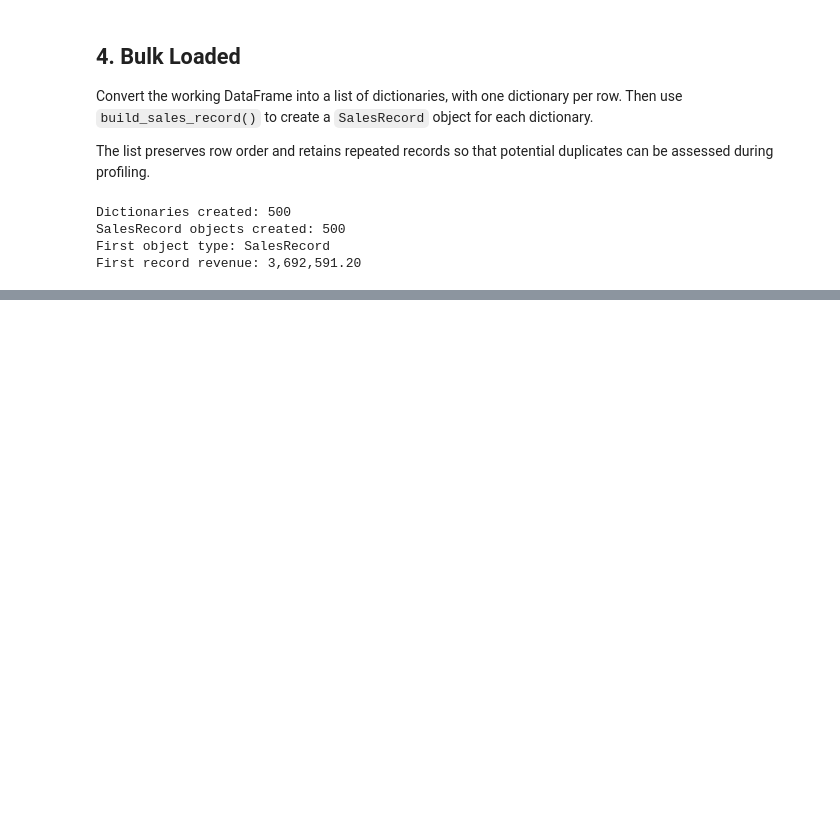
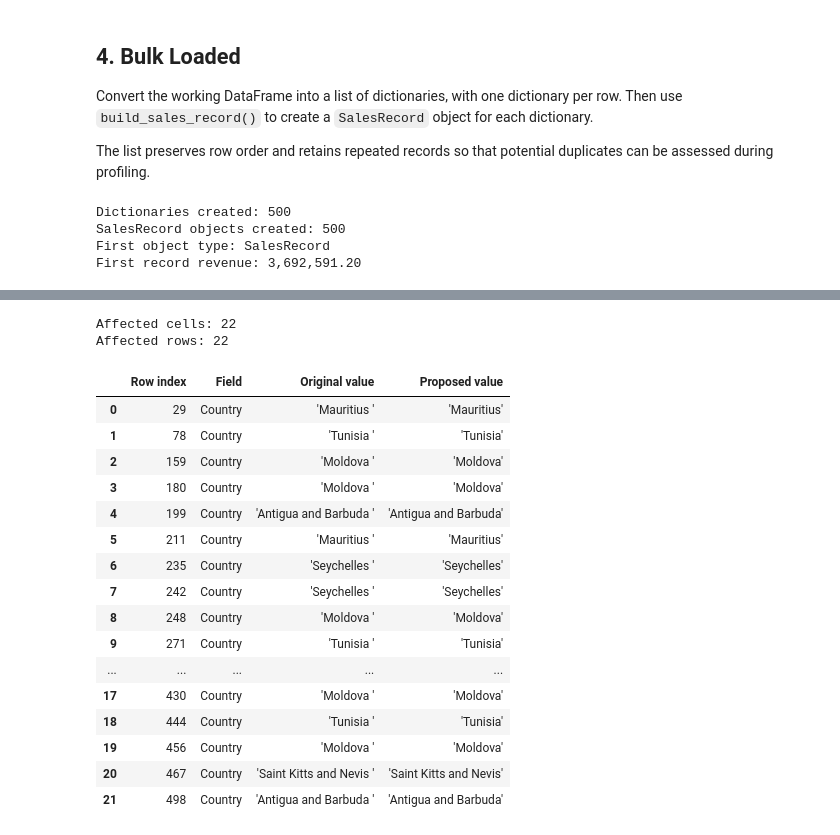
Before and after one commit to antoniosg2025-stack/DataColletion-PreProcessing, a Jupyter notebook: DataCollection_Preprocessing.ipynb, the cells around one changed output, grey strips where cells are left out. Drawn from its saved outputs; the diff is of its cells as text; code cells hidden in the pictures; blank space fills up the shorter version.

```diff
--- a/DataCollection_Preprocessing.ipynb
+++ b/DataCollection_Preprocessing.ipynb
@@ -173,0 +280,42 @@ First record revenue: 3,692,591.20
+# %%
+# Collect the locations and values of cells with surrounding whitespace.
+whitespace_cases = []
+
+for column in text_columns:
+    values = sales[column]
+    affected = values.notna() & values.ne(values.str.strip())
+
+    for row_index, original_value in values[affected].items():
+        whitespace_cases.append({
+            "Row index": row_index,
+            "Field": column,
+            "Original value": repr(original_value),
+            "Proposed value": repr(original_value.strip()),
+        })
+
+whitespace_details = pd.DataFrame(whitespace_cases)
+
+print(f"Affected cells: {len(whitespace_details)}")
+print(f"Affected rows: {whitespace_details['Row index'].nunique()}")
+
+whitespace_details
+# %% [output]
+Affected cells: 22
+Affected rows: 22
+|  | Row index | Field | Original value | Proposed value |
+| 0 | 29 | Country | 'Mauritius ' | 'Mauritius' |
+| 1 | 78 | Country | 'Tunisia ' | 'Tunisia' |
+| 2 | 159 | Country | 'Moldova ' | 'Moldova' |
+| 3 | 180 | Country | 'Moldova ' | 'Moldova' |
+| 4 | 199 | Country | 'Antigua and Barbuda ' | 'Antigua and Barbuda' |
+| 5 | 211 | Country | 'Mauritius ' | 'Mauritius' |
+| 6 | 235 | Country | 'Seychelles ' | 'Seychelles' |
+| 7 | 242 | Country | 'Seychelles ' | 'Seychelles' |
+| 8 | 248 | Country | 'Moldova ' | 'Moldova' |
+| 9 | 271 | Country | 'Tunisia ' | 'Tunisia' |
+| ... | ... | ... | ... | ... |
+| 17 | 430 | Country | 'Moldova ' | 'Moldova' |
+| 18 | 444 | Country | 'Tunisia ' | 'Tunisia' |
+| 19 | 456 | Country | 'Moldova ' | 'Moldova' |
+| 20 | 467 | Country | 'Saint Kitts and Nevis ' | 'Saint Kitts and Nevis' |
+| 21 | 498 | Country | 'Antigua and Barbuda ' | 'Antigua and Barbuda' |
```
Also changed, not shown: parts of 16 cells of this notebook, 3 other files.
